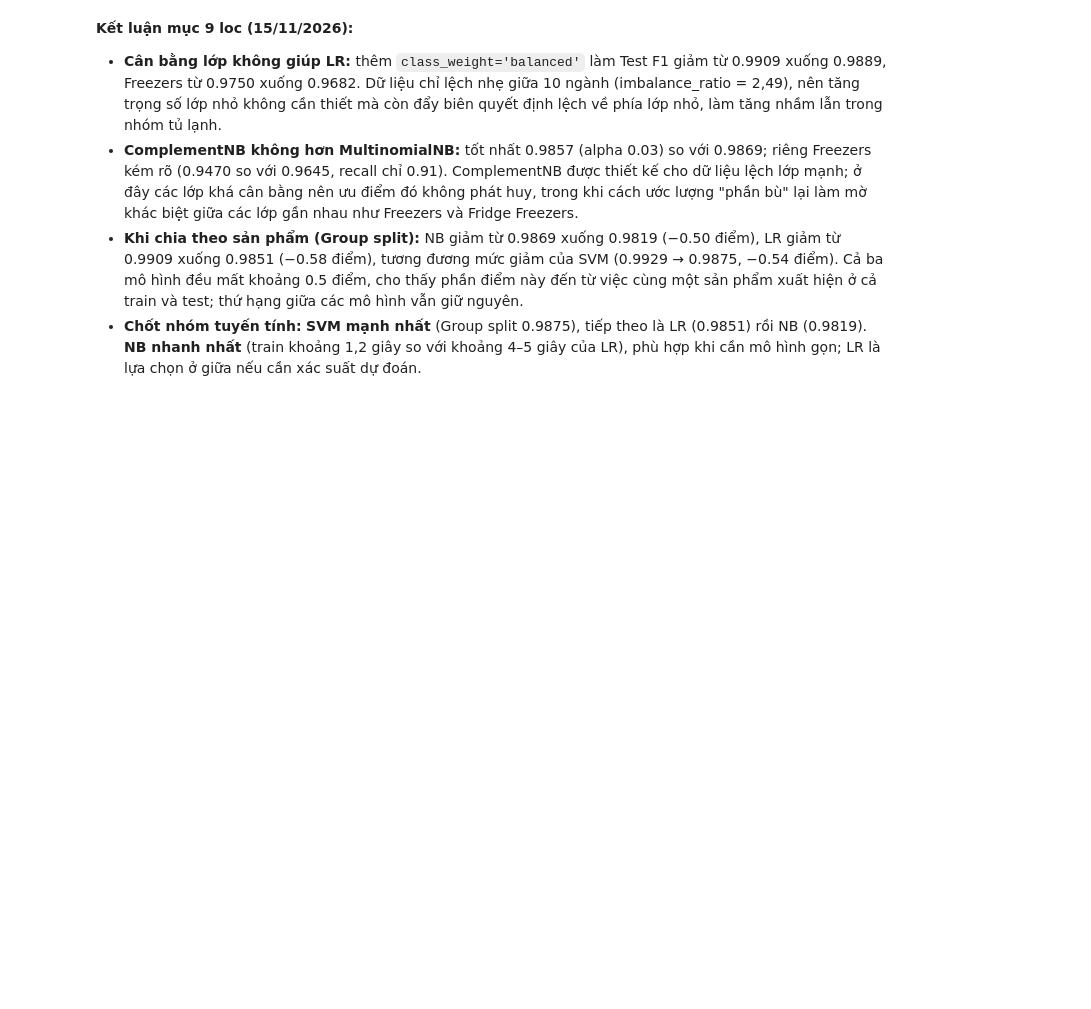
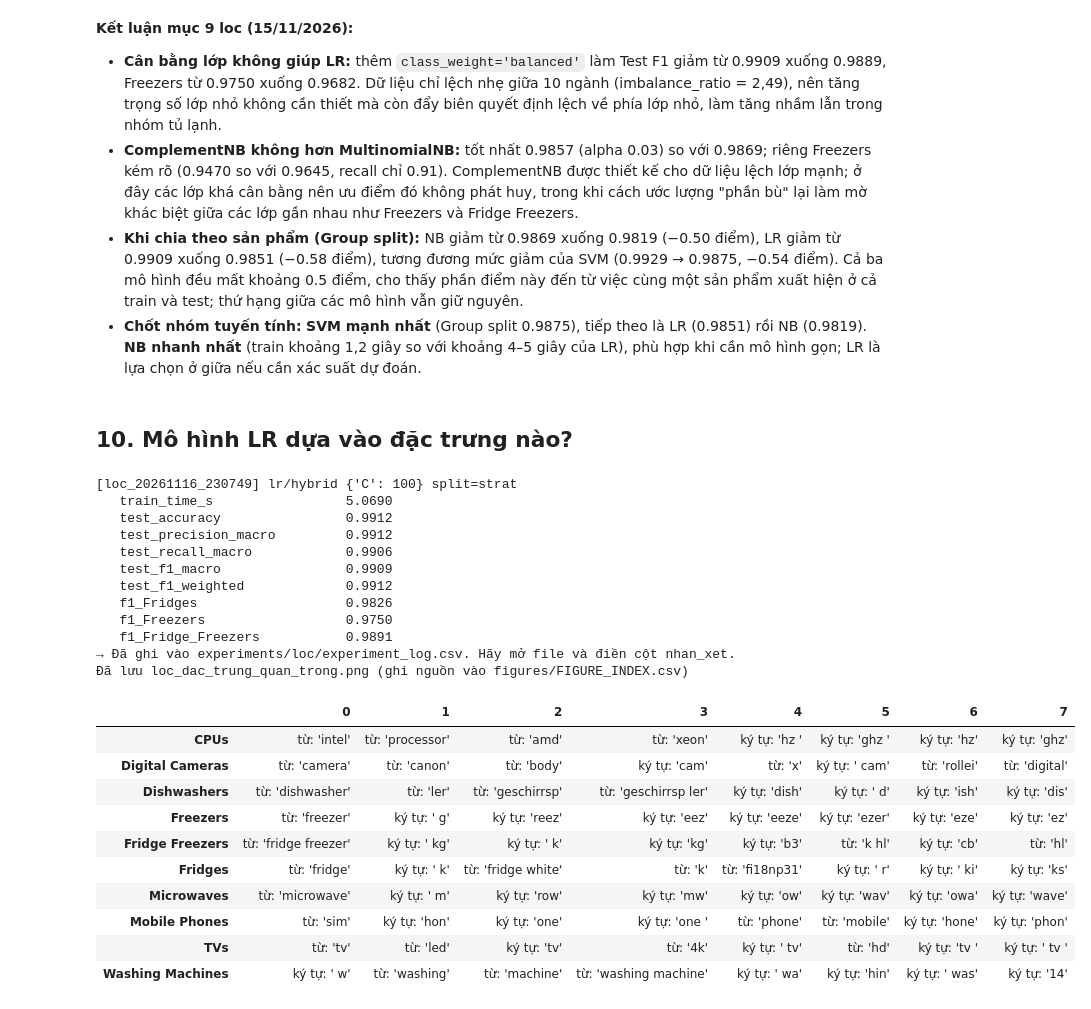
Before and after one commit to locphat13579-jpg/SGU26_MAYHOC, a Jupyter notebook: DoAnCuoiKy_Nhom06/notebooks/04_Loc_TienXuLy_NB_LR.ipynb, the cells around one changed output. Drawn from its saved outputs; the diff is of its cells as text; code cells hidden in the pictures; blank space fills up the shorter version.

```diff
--- a/DoAnCuoiKy_Nhom06/notebooks/04_Loc_TienXuLy_NB_LR.ipynb
+++ b/DoAnCuoiKy_Nhom06/notebooks/04_Loc_TienXuLy_NB_LR.ipynb
@@ -425,3 +424,47 @@ log[log.ten_thi_nghiem.isin(chon)][['ten_thi_nghiem', 'model', 'params', 'split'
 - **ComplementNB không hơn MultinomialNB:** tốt nhất 0.9857 (alpha 0.03) so với 0.9869; riêng Freezers kém rõ (0.9470 so với 0.9645, recall chỉ 0.91). ComplementNB được thiết kế cho dữ liệu lệch lớp mạnh; ở đây các lớp khá cân bằng nên ưu điểm đó không phát huy, trong khi cách ước lượng "phần bù" lại làm mờ khác biệt giữa các lớp gần nhau như Freezers và Fridge Freezers.
 - **Khi chia theo sản phẩm (Group split):** NB giảm từ 0.9869 xuống 0.9819 (−0.50 điểm), LR giảm từ 0.9909 xuống 0.9851 (−0.58 điểm), tương đương mức giảm của SVM (0.9929 → 0.9875, −0.54 điểm). Cả ba mô hình đều mất khoảng 0.5 điểm, cho thấy phần điểm này đến từ việc cùng một sản phẩm xuất hiện ở cả train và test; thứ hạng giữa các mô hình vẫn giữ nguyên.
 - **Chốt nhóm tuyến tính:** **SVM mạnh nhất** (Group split 0.9875), tiếp theo là LR (0.9851) rồi NB (0.9819). **NB nhanh nhất** (train khoảng 1,2 giây so với khoảng 4–5 giây của LR), phù hợp khi cần mô hình gọn; LR là lựa chọn ở giữa nếu cần xác suất dự đoán.
+# %% [markdown]
+## 10. Mô hình LR dựa vào đặc trưng nào?
+# %%
+res, pipe = run(member='loc', model='lr', features='hybrid', params={'C': 100}, char_ngram=(2, 4),
+                exp_name='lr_giai_thich', show_report=False)
+ten = pipe[:-1].get_feature_names_out()            # tên 68.324 đặc trưng
+ten = [('từ: ' if '__word__' in t else 'ký tự: ') + repr(t.split('__')[-1]) for t in ten]
+lr = pipe[-1]
+fig, axes = plt.subplots(2, 5, figsize=(18, 7))
+for ax, i in zip(axes.ravel(), range(len(lr.classes_))):
+    top = np.argsort(lr.coef_[i])[::-1][:8][::-1]
+    ax.barh([ten[j] for j in top], lr.coef_[i][top], color='tab:blue')
+    ax.set_title(lr.classes_[i], fontsize=10)
+    ax.tick_params(labelsize=8)
+fig.suptitle('8 đặc trưng có trọng số dương lớn nhất của mỗi ngành – LR C=100, hybrid char (2,4)')
+fig.tight_layout()
+save_fig(fig, 'loc_dac_trung_quan_trong', notebook='04_Loc_TienXuLy_NB_LR.ipynb', member='loc',
+         cell='Mục 10', y_nghia='(tự viết)')
+bang = pd.DataFrame({c: [ten[j] for j in np.argsort(lr.coef_[i])[::-1][:8]] for i, c in enumerate(lr.classes_)})
+bang.T
+# %% [output]
+[loc_20261116_230749] lr/hybrid {'C': 100} split=strat
+   train_time_s                 5.0690
+   test_accuracy                0.9912
+   test_precision_macro         0.9912
+   test_recall_macro            0.9906
+   test_f1_macro                0.9909
+   test_f1_weighted             0.9912
+   f1_Fridges                   0.9826
+   f1_Freezers                  0.9750
+   f1_Fridge_Freezers           0.9891
+→ Đã ghi vào experiments/loc/experiment_log.csv. Hãy mở file và điền cột nhan_xet.
+Đã lưu loc_dac_trung_quan_trong.png (ghi nguồn vào figures/FIGURE_INDEX.csv)
+|  | 0 | 1 | 2 | 3 | 4 | 5 | 6 | 7 |
+| CPUs | từ: 'intel' | từ: 'processor' | từ: 'amd' | từ: 'xeon' | ký tự: 'hz ' | ký tự: 'ghz ' | ký tự: 'hz' | ký tự: 'ghz' |
+| Digital Cameras | từ: 'camera' | từ: 'canon' | từ: 'body' | ký tự: 'cam' | từ: 'x' | ký tự: ' cam' | từ: 'rollei' | từ: 'digital' |
+| Dishwashers | từ: 'dishwasher' | từ: 'ler' | từ: 'geschirrsp' | từ: 'geschirrsp ler' | ký tự: 'dish' | ký tự: ' d' | ký tự: 'ish' | ký tự: 'dis' |
+| Freezers | từ: 'freezer' | ký tự: ' g' | ký tự: 'reez' | ký tự: 'eez' | ký tự: 'eeze' | ký tự: 'ezer' | ký tự: 'eze' | ký tự: 'ez' |
+| Fridge Freezers | từ: 'fridge freezer' | ký tự: ' kg' | ký tự: ' k' | ký tự: 'kg' | ký tự: 'b3' | từ: 'k hl' | ký tự: 'cb' | từ: 'hl' |
+| Fridges | từ: 'fridge' | ký tự: ' k' | từ: 'fridge white' | từ: 'k' | từ: 'fi18np31' | ký tự: ' r' | ký tự: ' ki' | ký tự: 'ks' |
+| Microwaves | từ: 'microwave' | ký tự: ' m' | ký tự: 'row' | ký tự: 'mw' | ký tự: 'ow' | ký tự: 'wav' | ký tự: 'owa' | ký tự: 'wave' |
+| Mobile Phones | từ: 'sim' | ký tự: 'hon' | ký tự: 'one' | ký tự: 'one ' | từ: 'phone' | từ: 'mobile' | ký tự: 'hone' | ký tự: 'phon' |
+| TVs | từ: 'tv' | từ: 'led' | ký tự: 'tv' | từ: '4k' | ký tự: ' tv' | từ: 'hd' | ký tự: 'tv ' | ký tự: ' tv ' |
+| Washing Machines | ký tự: ' w' | từ: 'washing' | từ: 'machine' | từ: 'washing machine' | ký tự: ' wa' | ký tự: 'hin' | ký tự: ' was' | ký tự: '14' |
```
Also changed, not shown: parts of 7 cells of this notebook, 5 other files.
